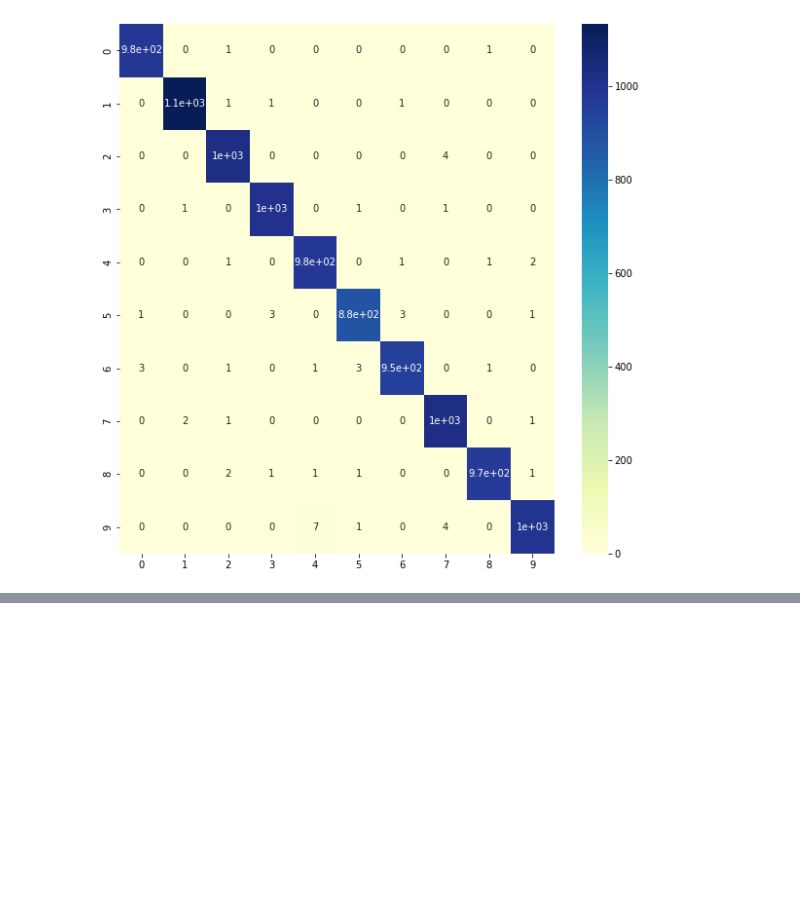
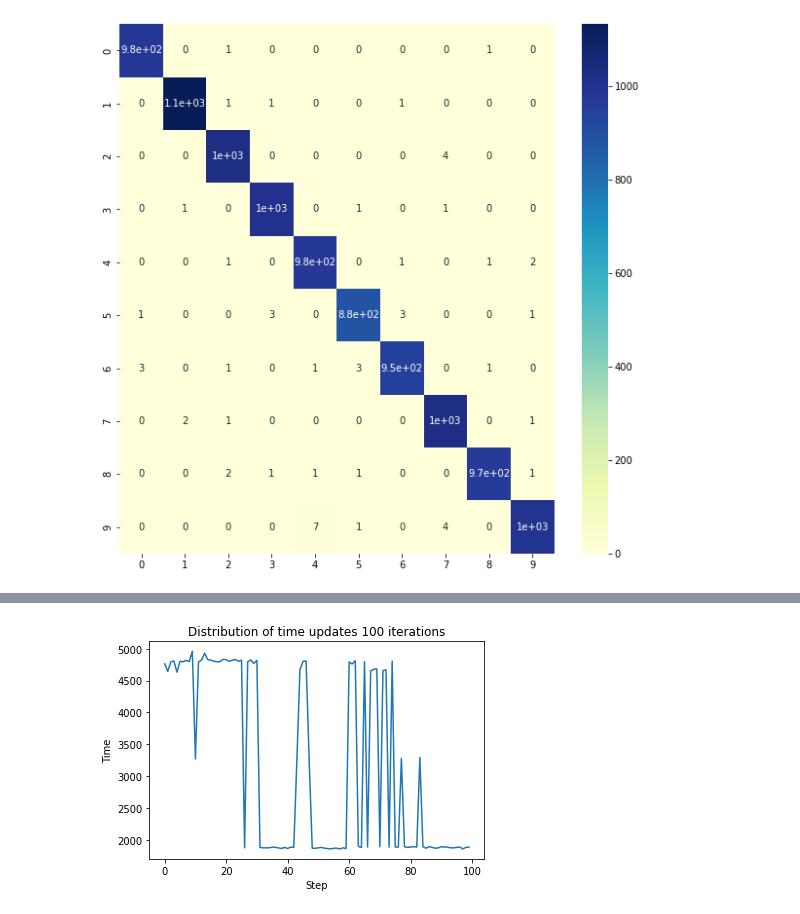
Before and after one commit to Gio200023/Continual-Learning-on-Max78000, a Jupyter notebook: python_scripts/plot_results.ipynb, the cells around one changed output, grey strips where cells are left out. Cells and saved outputs as stored; diff of their text form; code cells hidden in the pictures; blank space fills up the shorter version.

```diff
--- a/python_scripts/plot_results.ipynb
+++ b/python_scripts/plot_results.ipynb
@@ -126,0 +127,17 @@ plt.savefig('plots/plot_validation_loss_mnist.png', dpi=300)
+# %%
+"""
+Plot of time of backpropagation 100 iterations
+"""
+
+iterations_100 = [4762,4643,4793,4807,4631,4803,4794,4817,4797,4960,3269,4793,4821,4929,4828,4820,4805,4793,4797,4833,4828,4800,4820,4830,4803,4821,1873,4796,4823,4768,4817,1880,1873,1873,1873,1885,1880,1873,1862,1880,1862,1885,1880,3248,4672,4802,4807,3246,1867,1867,1873,1880,1867,1862,1856,1867,1867,1856,1873,1862,4792,4760,4811,1896,1880,4798,1885,4650,4677,4682,1891,4657,4669,1885,4806,1885,1885,3280,1891,1880,1885,1891,1885,3292,1891,1867,1891,1880,1867,1873,1891,1885,1885,1873,1873,1880,1885,1856,1880,1885]
+
+#plot semplice
+plt.plot(iterations_100)
+
+plt.xlabel("Step")
+plt.ylabel("Time")
+plt.title("Distribution of time updates 100 iterations")
+plt.savefig('plots/plot_distribution_time_update_100.png', dpi=300)
+plt.show()
+# %% [output]
+[figure, added]
```
Also changed, not shown: parts of 3 cells of this notebook, 48 other files.
